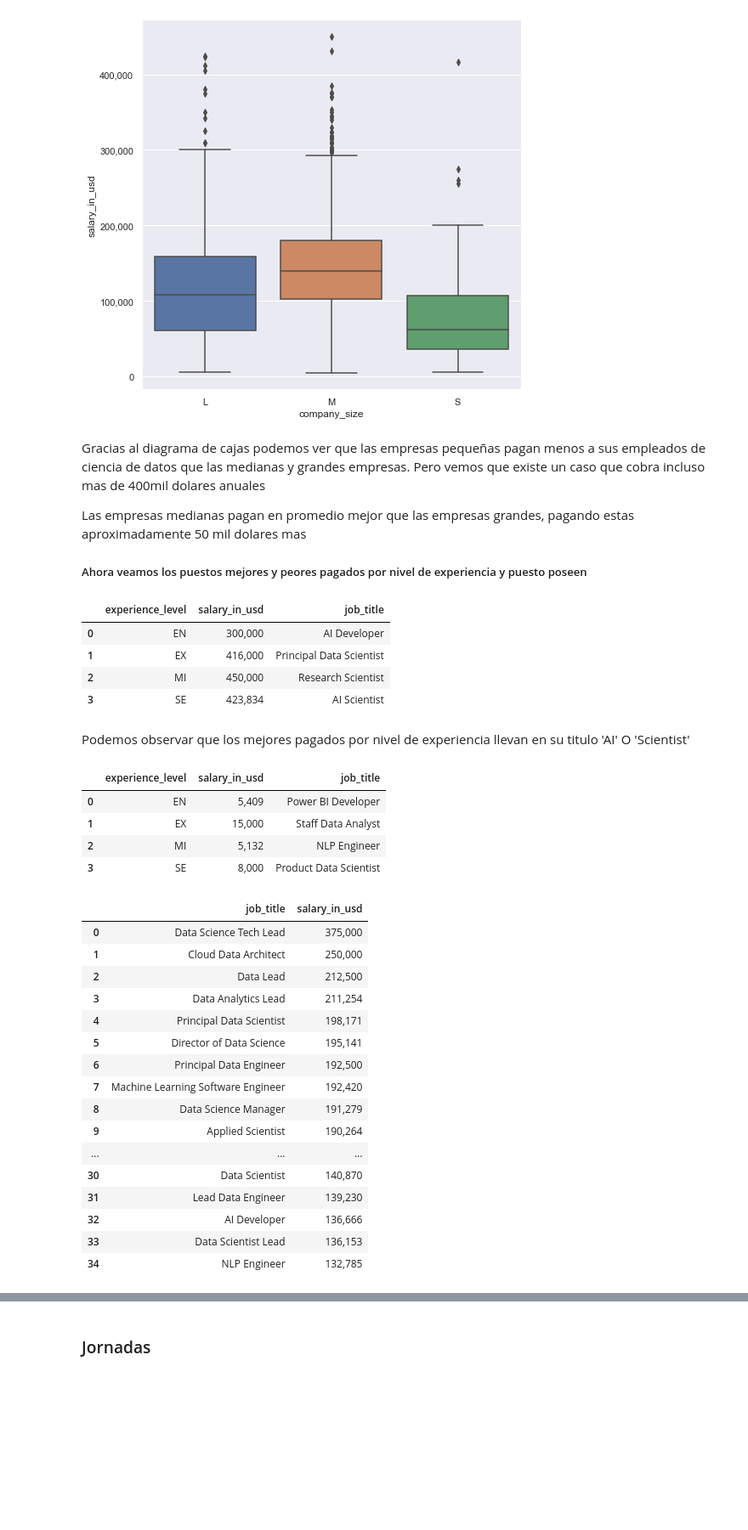
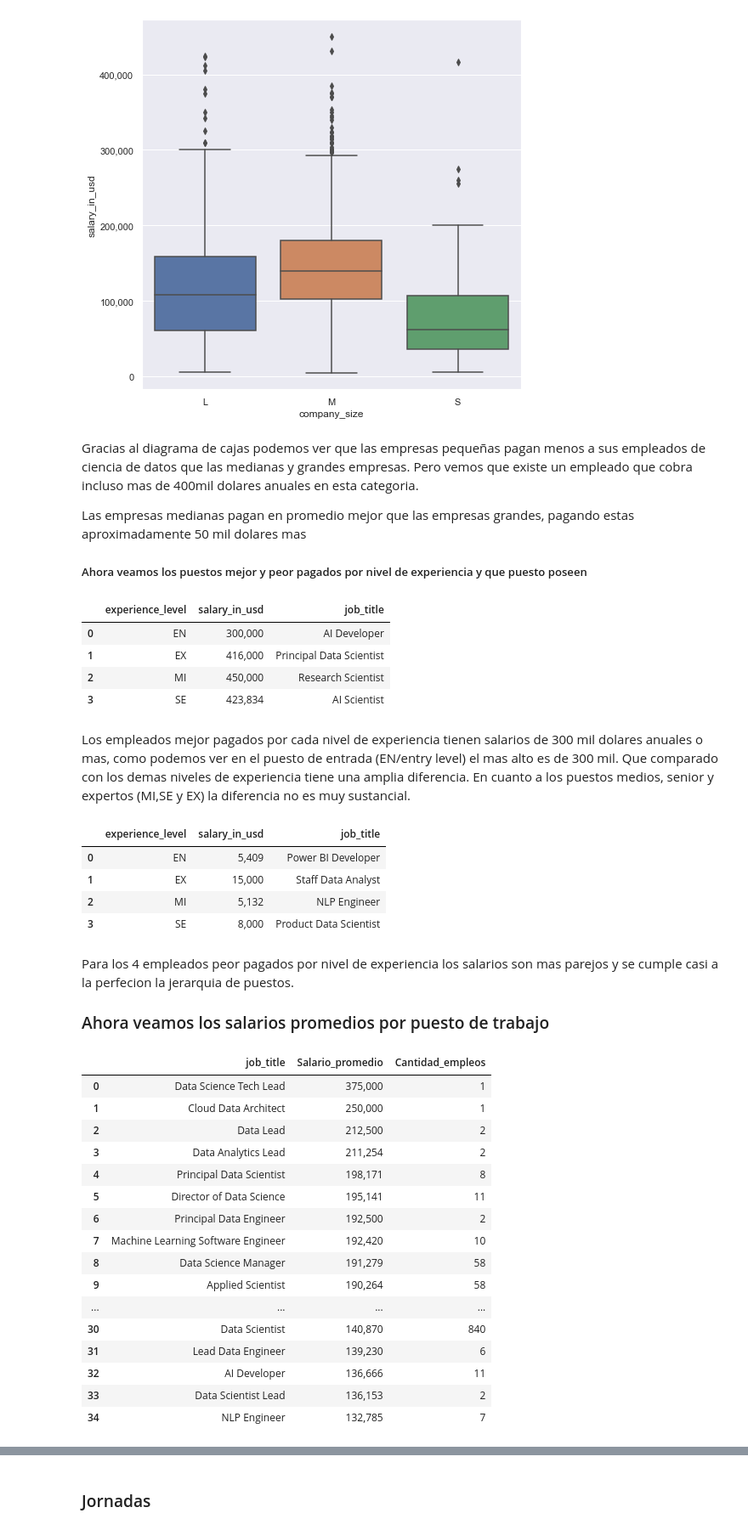
Before and after one commit to alecollado12/PortafolioDS, a Jupyter notebook: Proyects/Salarios de Data Science.ipynb, the cells around one changed output, grey strips where cells are left out. Shown: that part at 85% size. Drawn from its saved outputs; the diff is of its cells as text; code cells hidden in the pictures; blank space fills up the shorter version.

Commit message:
Mejoras en las expliaciones y graficos

```diff
--- a/Proyects/Salarios de Data Science.ipynb
+++ b/Proyects/Salarios de Data Science.ipynb
@@ -143,11 +143,11 @@ plt.gca().yaxis.set_major_formatter(formateador)
 # %% [output]
 [figure]
 # %% [markdown]
-Gracias al diagrama de cajas podemos ver que las empresas pequeñas pagan menos a sus empleados de ciencia de datos que las medianas y grandes empresas. Pero vemos que existe un caso que cobra incluso mas de 400mil dolares anuales
+Gracias al diagrama de cajas podemos ver que las empresas pequeñas pagan menos a sus empleados de ciencia de datos que las medianas y grandes empresas. Pero vemos que existe un empleado que cobra incluso mas de 400mil dolares anuales en esta categoria.
 
 Las empresas medianas pagan en promedio mejor que las empresas grandes, pagando estas aproximadamente 50 mil dolares mas
 
-##### Ahora veamos los puestos mejores y peores pagados por nivel de experiencia y  puesto poseen
+##### Ahora veamos los puestos mejor y peor pagados por nivel de experiencia y que puesto poseen
 # %%
 # Agrupar por nivel de experiencia los salarios maximos
 mejor_pagado = df.groupby('experience_level')['salary_in_usd'].max().reset_index()
@@ -166,7 +166,7 @@ mejor_pagado
 | 2 | MI | 450,000 | Research Scientist |
 | 3 | SE | 423,834 | AI Scientist |
 # %% [markdown]
-Podemos observar que los mejores pagados por nivel de experiencia llevan en su titulo 'AI' O 'Scientist'
+Los empleados mejor pagados por cada nivel de experiencia tienen salarios de 300 mil dolares anuales o mas, como podemos ver en el puesto de entrada (EN/entry level) el mas alto es de 300 mil. Que comparado con los demas niveles de experiencia tiene una amplia diferencia. En cuanto a los puestos medios, senior y expertos (MI,SE y EX) la diferencia no es muy sustancial.
 # %%
 # Agrupar por nivel de experiencia los salarios minimos
 peor_pagados = df.groupby('experience_level')['salary_in_usd'].min().reset_index()
@@ -184,26 +184,30 @@ peor_pagados
 | 1 | EX | 15,000 | Staff Data Analyst |
 | 2 | MI | 5,132 | NLP Engineer |
 | 3 | SE | 8,000 | Product Data Scientist |
+# %% [markdown]
+Para los 4 empleados peor pagados por nivel de experiencia los salarios son mas parejos y se cumple casi a la perfecion la jerarquia de puestos.
+
+### Ahora veamos los salarios promedios por puesto de trabajo
 # %%
-#Sacamos el top 10 de los trabajos que mas ganan en promedio por puesto de trabajo
-top_jobst = df.groupby('job_title')['salary_in_usd'].mean().reset_index().sort_values('salary_in_usd', ascending = False).head(35)
-top_jobst = top_jobst.reset_index(drop = True)
+#Sacamos el top 35 de los trabajos que mas ganan en promedio por puesto de trabajo y la cantidad de trabajadores en ese puesto
+top_jobst = df.groupby('job_title')['salary_in_usd'].agg(Salario_promedio='mean', Cantidad_empleos='count').sort_values(by='Salario_promedio',ascending=False)
+top_jobst = top_jobst.reset_index().head(35)
 top_jobst
 # %% [output]
-|  | job_title | salary_in_usd |
-| 0 | Data Science Tech Lead | 375,000 |
-| 1 | Cloud Data Architect | 250,000 |
-| 2 | Data Lead | 212,500 |
-| 3 | Data Analytics Lead | 211,254 |
-| 4 | Principal Data Scientist | 198,171 |
-| 5 | Director of Data Science | 195,141 |
-| 6 | Principal Data Engineer | 192,500 |
-| 7 | Machine Learning Software Engineer | 192,420 |
-| 8 | Data Science Manager | 191,279 |
-| 9 | Applied Scientist | 190,264 |
-| ... | ... | ... |
-| 30 | Data Scientist | 140,870 |
-| 31 | Lead Data Engineer | 139,230 |
-| 32 | AI Developer | 136,666 |
-| 33 | Data Scientist Lead | 136,153 |
-| 34 | NLP Engineer | 132,785 |
+|  | job_title | Salario_promedio | Cantidad_empleos |
+| 0 | Data Science Tech Lead | 375,000 | 1 |
+| 1 | Cloud Data Architect | 250,000 | 1 |
+| 2 | Data Lead | 212,500 | 2 |
+| 3 | Data Analytics Lead | 211,254 | 2 |
+| 4 | Principal Data Scientist | 198,171 | 8 |
+| 5 | Director of Data Science | 195,141 | 11 |
+| 6 | Principal Data Engineer | 192,500 | 2 |
+| 7 | Machine Learning Software Engineer | 192,420 | 10 |
+| 8 | Data Science Manager | 191,279 | 58 |
+| 9 | Applied Scientist | 190,264 | 58 |
+| ... | ... | ... | ... |
+| 30 | Data Scientist | 140,870 | 840 |
+| 31 | Lead Data Engineer | 139,230 | 6 |
+| 32 | AI Developer | 136,666 | 11 |
+| 33 | Data Scientist Lead | 136,153 | 2 |
+| 34 | NLP Engineer | 132,785 | 7 |
```
Also changed, not shown: parts of 9 cells of this notebook.
